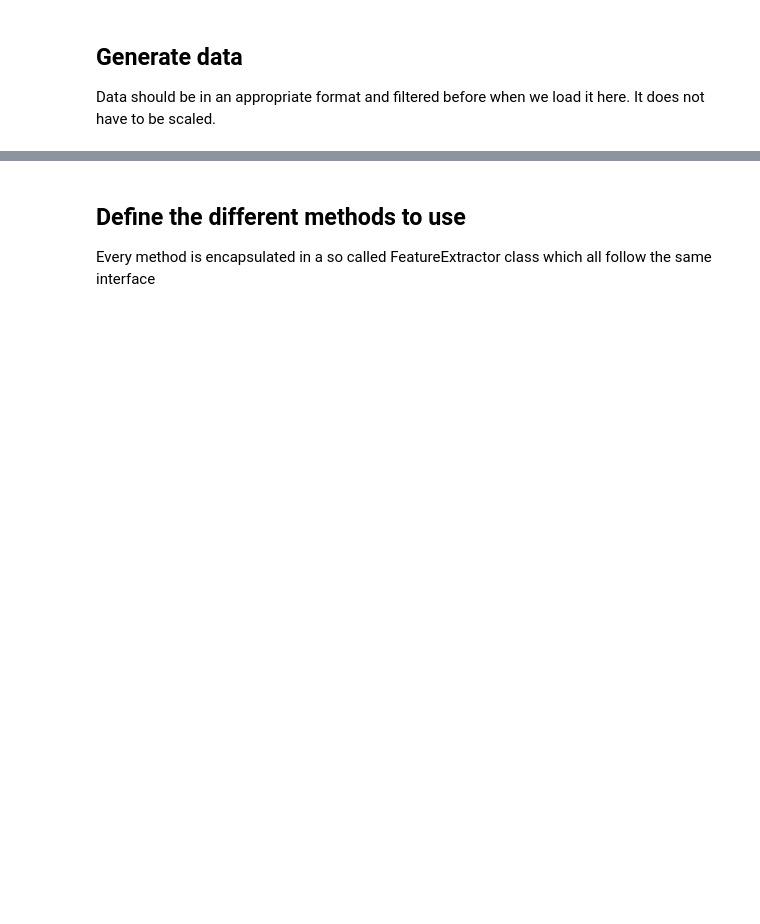
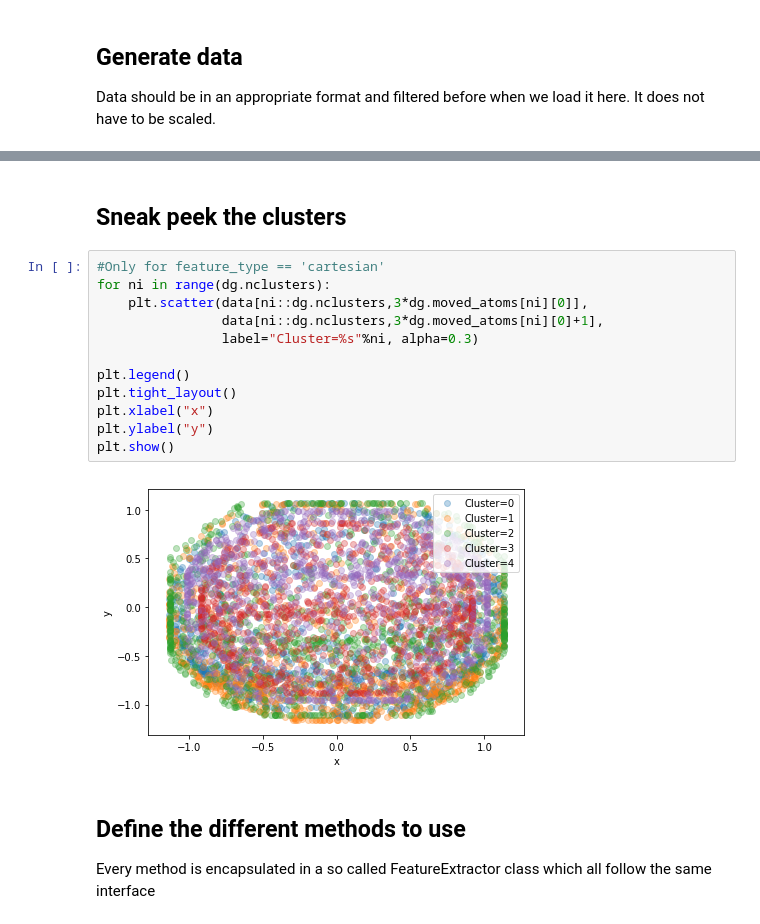
Before and after one commit to mkasimova/Neural.Network.Relevance.Propagation, a Jupyter notebook: random_data.ipynb, the cells around one changed output, grey strips where cells are left out. Drawn from its saved outputs; the diff is of its cells as text; blank space fills up the shorter version.

```diff
--- a/random_data.ipynb
+++ b/random_data.ipynb
@@ -45,3 +57,19 @@ logger.info("Generated data of shape %s and %s clusters", data.shape, labels.sha
+# %% [markdown]
+## Sneak peek the clusters
+# %%
+#Only for feature_type == 'cartesian'
+for ni in range(dg.nclusters):
+    plt.scatter(data[ni::dg.nclusters,3*dg.moved_atoms[ni][0]],
+                data[ni::dg.nclusters,3*dg.moved_atoms[ni][0]+1],
+                label="Cluster=%s"%ni, alpha=0.3)
+
+plt.legend()
+plt.tight_layout()
+plt.xlabel("x")
+plt.ylabel("y")
+plt.show()
+# %% [output]
+[figure, added]
 # %% [markdown]
 ## Define the different methods to use
 
```
Also changed, not shown: parts of 11 cells of this notebook, 2 other files.
